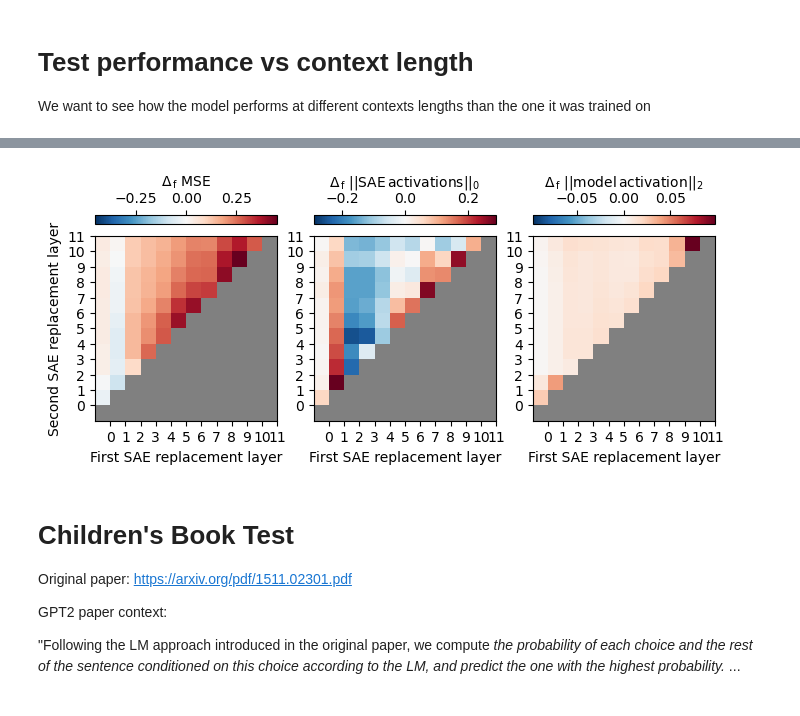
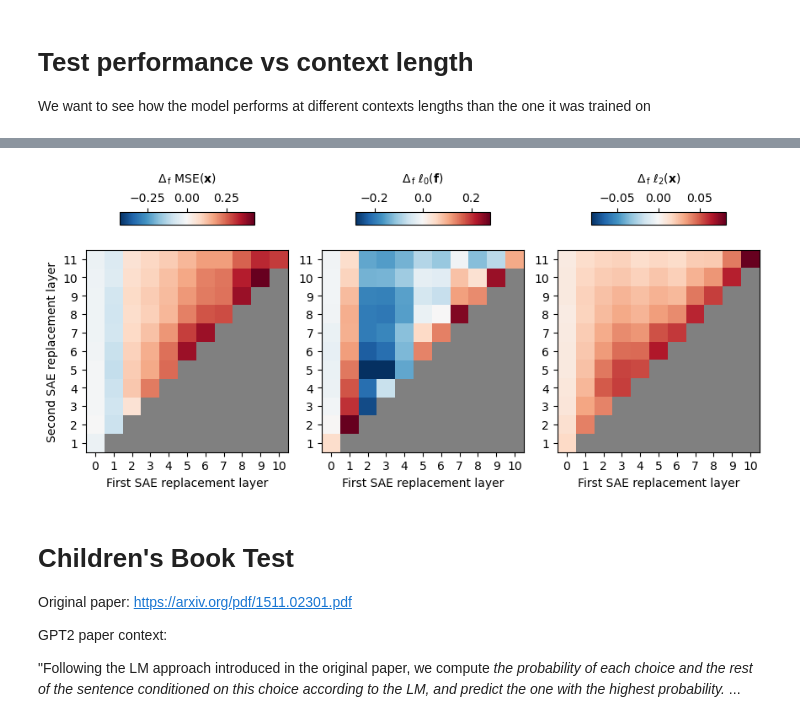
Before and after one commit to evanhanders/sae_validation_blogpost, a Jupyter notebook: gpt2_small_autoencoder_benchmarks.ipynb, the cells around one changed output, grey strips where cells are left out. Saved outputs shown, nothing was run; the diff lists cells and outputs as text; code cells hidden in the pictures.

Commit message:
updates to figs in section 1 with better labels, etc

```diff
--- a/gpt2_small_autoencoder_benchmarks.ipynb
+++ b/gpt2_small_autoencoder_benchmarks.ipynb
@@ -295,7 +294,7 @@ for k in ['feature_sampling_method', 'resample_batches', 'feature_reinit_scale',
         pass
 
 act_stores = []
-for context_size in context_sizes:
+for context_size in tqdm(context_sizes):
     act_store_cfg['context_size'] = context_size
     act_store_cfg['store_batch_size'] = tok_per_batch // context_size
     cfg = LanguageModelSAERunnerConfig(**act_store_cfg)
@@ -305,3 +304,4 @@ for context_size in context_sizes:
     t.cuda.empty_cache()
     act_store = ActivationsStore(cfg, model)
     act_stores.append(act_store)
+clear_output()
@@ -340,6 +308,7 @@ Dataset is not tokenized! Updating config.
 # %%
 
 full_l0s = np.zeros((test_prompts, len(context_sizes), len(sparse_encoders_residual)))
+full_l1s = np.zeros_like(full_l0s)
 full_mses = np.zeros((test_prompts, len(context_sizes), len(sparse_encoders_residual)))
 full_act_l2 = np.zeros((test_prompts, len(context_sizes), len(sparse_encoders_residual)))
 for i in tqdm(range(int(np.ceil(test_prompts / act_store_cfg['store_batch_size'])))):
@@ -365,11 +334,13 @@ for i in tqdm(range(int(np.ceil(test_prompts / act_store_cfg['store_batch_size']
                 sae_out, feature_acts, loss, mse_loss, l1_loss, _ = autoencoder(
                     activations
                 )
+                l1 = t.abs(feature_acts).sum(-1).mean(-1).detach()
                 l0 = (feature_acts > 0).float().sum(-1).mean(-1).detach()
                 se = ((activations - sae_out)**2).sum(-1).mean(-1).detach()
-                square_acts = (activations**2).sum(-1).mean(-1).detach()
+                square_acts = t.sqrt((activations**2).sum(-1)).mean(-1).detach()
                 for z in range(act_store_cfg['store_batch_size']):
                     idx = i*act_store_cfg['store_batch_size'] + z
+                    full_l1s[idx,j,k] = l1[z]
                     full_l0s[idx,j,k] = l0[z]
                     full_mses[idx,j,k] = se[z]
                     full_act_l2[idx,j,k] = square_acts[z]
@@ -497,7 +468,7 @@ for i in tqdm(range(int(np.ceil(test_prompts / act_store_cfg['store_batch_size']
                     )
                     l0 = (feature_acts > 0).float().sum(-1).mean(-1).detach()
                     se = ((activations - sae_out)**2).sum(-1).mean(-1).detach()
-                    square_acts = (activations**2).sum(-1).mean(-1).detach()
+                    square_acts = t.sqrt((activations**2).sum(-1)).mean(-1).detach()
                     for z in range(act_store_cfg['store_batch_size']):
                         idx = i*act_store_cfg['store_batch_size'] + z
                         block_l0s[idx,k,l] = l0[z]
@@ -682,25 +713,42 @@ delta_block_mses[block_mses == 0] = 0
 delta_block_l0s[block_l0s == 0] = 0
 delta_block_act_l2s[block_act_l2s == 0] = 0
 # %%
-fig, axs = plt.subplots(1, 3, figsize=(8, 3))
+fig = plt.figure(figsize=(8,3))
+ax1 = fig.add_axes((0.00, 0.00, 0.3, 0.9))
+ax2 = fig.add_axes((0.35, 0.00, 0.3, 0.9))
+ax3 = fig.add_axes((0.70, 0.00, 0.3, 0.9))
+
+cax1 = fig.add_axes((0.05, 0.95, 0.2, 0.05))
+cax2 = fig.add_axes((0.40, 0.95, 0.2, 0.05))
+cax3 = fig.add_axes((0.75, 0.95, 0.2, 0.05))
+
+axs = [ax1, ax2, ax3]
+caxs = [cax1, cax2, cax3]
 cbs = []
 
 yy, xx = np.meshgrid(np.arange(12), np.arange(12))
-for ax, mat in zip(axs, (delta_block_mses, delta_block_l0s, delta_block_act_l2s)):
+# print(delta_block_mses.shape)
+for ax, cax, mat in zip(axs, caxs, (delta_block_mses, delta_block_l0s, delta_block_act_l2s)):
     ax.set_facecolor("grey")
     masked = np.ma.masked_where(yy <= xx, mat.mean(axis=0))
-    m = ax.pcolormesh(xx, yy, masked, vmin=-np.max(masked), vmax=np.max(masked), cmap='RdBu_r')
-    cbs.append(plt.colorbar(m, orientation='horizontal', location='top'))
+    # print(masked)
+    m = ax.imshow(masked.T, vmin=-np.max(masked), vmax=np.max(masked), cmap='RdBu_r')
+    cbs.append(plt.colorbar(m, cax=cax, orientation='horizontal'))
     ax.set_xlabel('First SAE replacement layer')
-    ax.set_xticks([i + 0.5 for i in range(12)], labels=range(12))
-    ax.set_yticks([i + 0.5 for i in range(12)], labels=range(12))
+    ax.set_xticks([i for i in range(11)])
+    ax.set_xticklabels(range(11))
+    ax.set_yticks([i for i in range(1,12)])
+    ax.set_yticklabels(range(1,12))
+    ax.set_ylim(0.5, 11.5)
+    ax.set_xlim(-0.5, 10.5)
+    cax.tick_params(top=True, labeltop=True, bottom=False, labelbottom=False)
 axs[0].set_ylabel('Second SAE replacement layer')
-cbs[0].set_label(r'$\Delta_{\,\rm f}$ MSE')
-cbs[1].set_label(r'$\Delta_{\,\rm f}$ $||\rm{SAE}\,\rm{activations}||_0$')
-cbs[2].set_label(r'$\Delta_{\,\rm f}$ $||\rm{model}\,\rm{activation}||_2$')
+cbs[0].set_label(r'$\Delta_{\,\rm f}$ MSE($\mathbf{x}$)', labelpad=-45)
+cbs[1].set_label(r'$\Delta_{\,\rm f}$ $\ell_0(\mathbf{f})$', labelpad=-45)
+cbs[2].set_label(r'$\Delta_{\,\rm f}$ $\ell_2(\mathbf{x})$', labelpad=-45)
 fig.savefig('err_prop.png', dpi=300, bbox_inches='tight')
 # %% [output]
-[figure, old version]
+[figure, new version]
 # %% [markdown]
 # Children's Book Test
 
```
Also changed, not shown: parts of 11 cells of this notebook, 5 other files.
